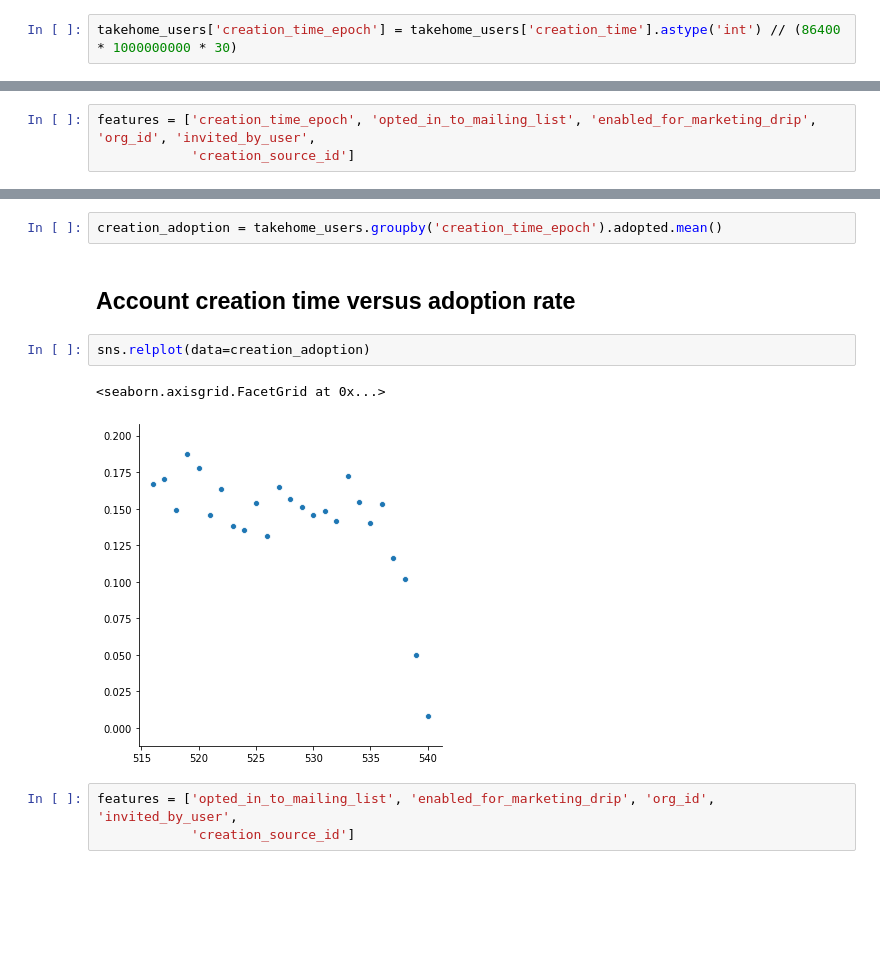
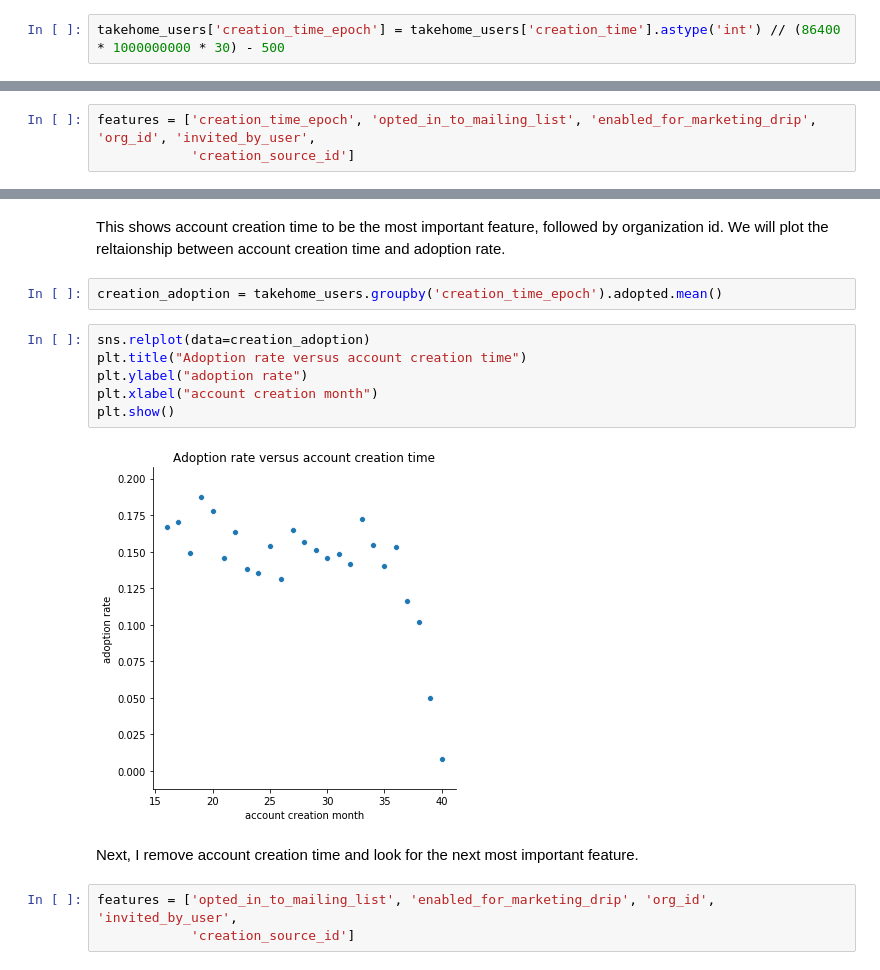
Before and after one commit to metacreek/springboard, a Jupyter notebook: mini-projects/relax_challenge/Take Home #1-functionized.ipynb, the cells around one changed output, grey strips where cells are left out. Cells and saved outputs as stored; diff of their text form; blank space fills up the shorter version.

```diff
--- a/mini-projects/relax_challenge/Take Home #1-functionized.ipynb
+++ b/mini-projects/relax_challenge/Take Home #1-functionized.ipynb
@@ -33,5 +35,5 @@ takehome_users['last_session_creation_timestamp'] = pd.to_datetime(takehome_user
 # %%
-takehome_users['creation_time_epoch'] = takehome_users['creation_time'].astype('int') // (86400 * 1000000000 * 30)
+takehome_users['creation_time_epoch'] = takehome_users['creation_time'].astype('int') // (86400 * 1000000000 * 30) - 500
 # %%
 takehome_users['invited_by_user'] = takehome_users['invited_by_user_id'].notna() * 1
 # %%
@@ -172,12 +180,17 @@ importances
+# %% [markdown]
+This shows account creation time to be the most important feature, followed by organization id.  We will plot the reltaionship between account creation time and adoption rate.
 # %%
 creation_adoption = takehome_users.groupby('creation_time_epoch').adopted.mean()
-# %% [markdown]
-## Account creation time versus adoption rate
-# %%
-sns.relplot(data=creation_adoption)
-# %% [output]
-<seaborn.axisgrid.FacetGrid at 0x...>
-[figure, removed]
+# %%
+sns.relplot(data=creation_adoption)
+plt.title("Adoption rate versus account creation time")
+plt.ylabel("adoption rate")
+plt.xlabel("account creation month")
+plt.show()
+# %% [output]
+[figure, added]
+# %% [markdown]
+Next, I remove account creation time and look for the next most important feature.
 # %%
 features = ['opted_in_to_mailing_list', 'enabled_for_marketing_drip', 'org_id', 'invited_by_user',
             'creation_source_id']
```
Also changed, not shown: parts of 18 cells of this notebook, 2 other files.
